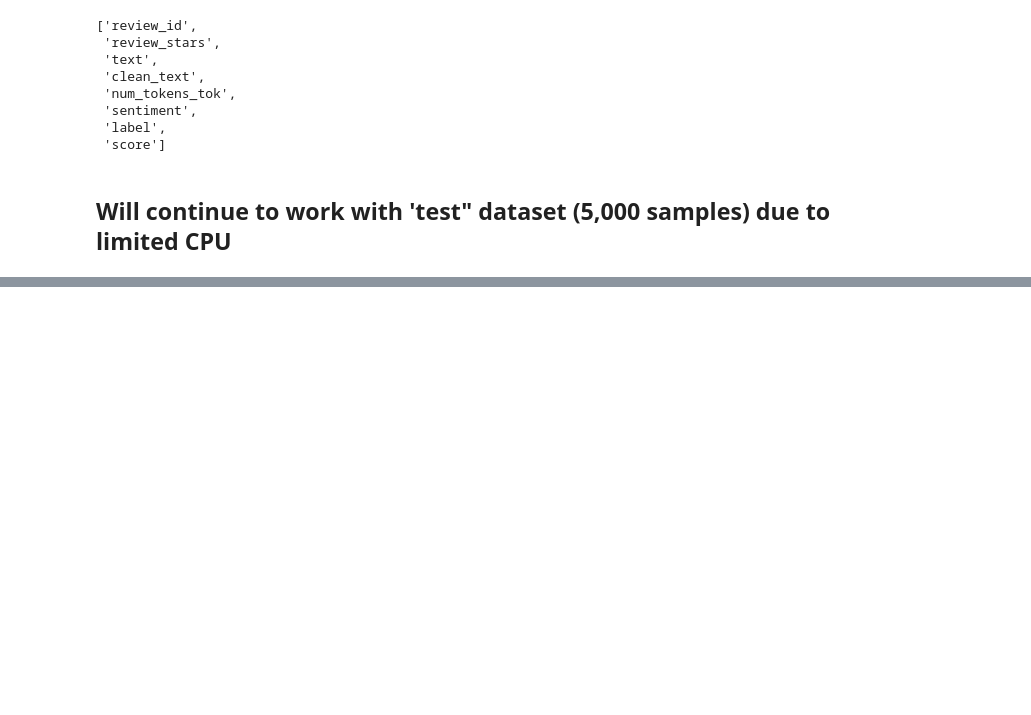
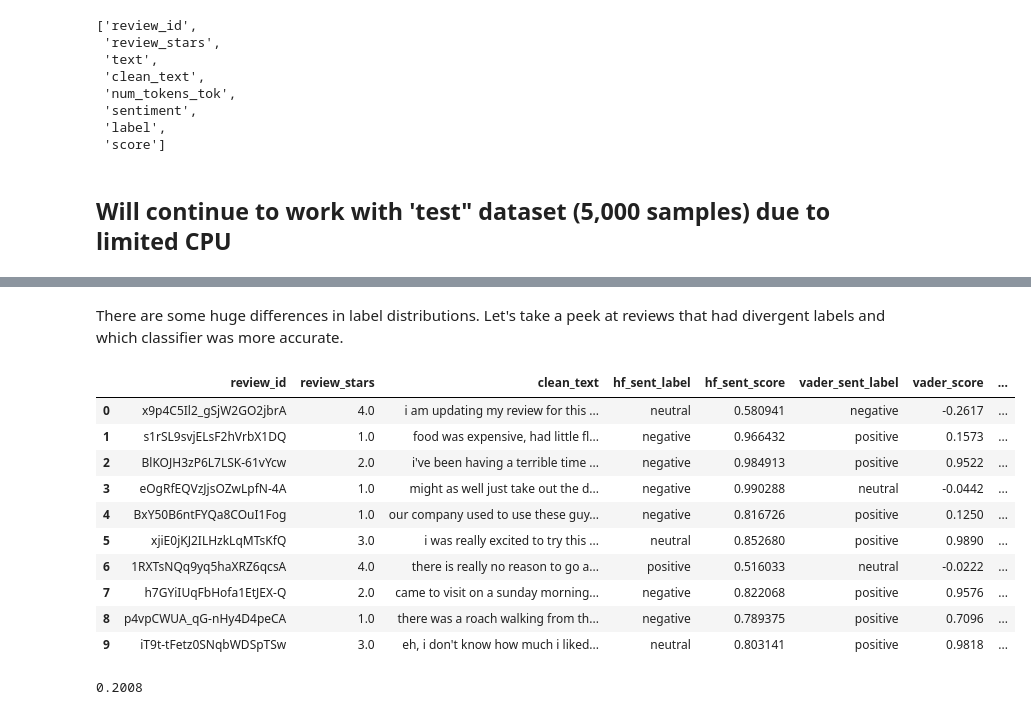
Before and after one commit to mindyng/2024-Business-Projects, a Jupyter notebook: yelp-reviews-analysis.ipynb, the cells around one changed output, grey strips where cells are left out. Cells and saved outputs as stored; diff of their text form; code cells hidden in the pictures; blank space fills up the shorter version.

```diff
--- a/yelp-reviews-analysis.ipynb
+++ b/yelp-reviews-analysis.ipynb
@@ -524,0 +604,27 @@ test2.head()
+# %% [markdown]
+There are some huge differences in label distributions. Let's take a peek at reviews that had divergent labels and which classifier was more accurate.
+# %%
+query = """
+select *
+from test3
+where hf_sent_label != vader_sent_label
+"""
+
+label_q = duckdb.query(query).df()
+label_q.head(10)
+# %% [output]
+|  | review_id | review_stars | clean_text | hf_sent_label | hf_sent_score | vader_sent_label | vader_score | ... |
+| 0 | x9p4C5Il2_gSjW2GO2jbrA | 4.0 | i am updating my review for this ... | neutral | 0.580941 | negative | -0.2617 | ... |
+| 1 | s1rSL9svjELsF2hVrbX1DQ | 1.0 | food was expensive, had little fl... | negative | 0.966432 | positive | 0.1573 | ... |
+| 2 | BlKOJH3zP6L7LSK-61vYcw | 2.0 | i've been having a terrible time ... | negative | 0.984913 | positive | 0.9522 | ... |
+| 3 | eOgRfEQVzJjsOZwLpfN-4A | 1.0 | might as well just take out the d... | negative | 0.990288 | neutral | -0.0442 | ... |
+| 4 | BxY50B6ntFYQa8COuI1Fog | 1.0 | our company used to use these guy... | negative | 0.816726 | positive | 0.1250 | ... |
+| 5 | xjiE0jKJ2ILHzkLqMTsKfQ | 3.0 | i was really excited to try this ... | neutral | 0.852680 | positive | 0.9890 | ... |
+| 6 | 1RXTsNQq9yq5haXRZ6qcsA | 4.0 | there is really no reason to go a... | positive | 0.516033 | neutral | -0.0222 | ... |
+| 7 | h7GYiIUqFbHofa1EtJEX-Q | 2.0 | came to visit on a sunday morning... | negative | 0.822068 | positive | 0.9576 | ... |
+| 8 | p4vpCWUA_qG-nHy4D4peCA | 1.0 | there was a roach walking from th... | negative | 0.789375 | positive | 0.7096 | ... |
+| 9 | iT9t-tFetz0SNqbWDSpTSw | 3.0 | eh, i don't know how much i liked... | neutral | 0.803141 | positive | 0.9818 | ... |
+# %%
+len(label_q)/len(test3) # wow, 20% discrepancy
+# %% [output]
+0.2008
```
Also changed, not shown: parts of 44 cells of this notebook.
